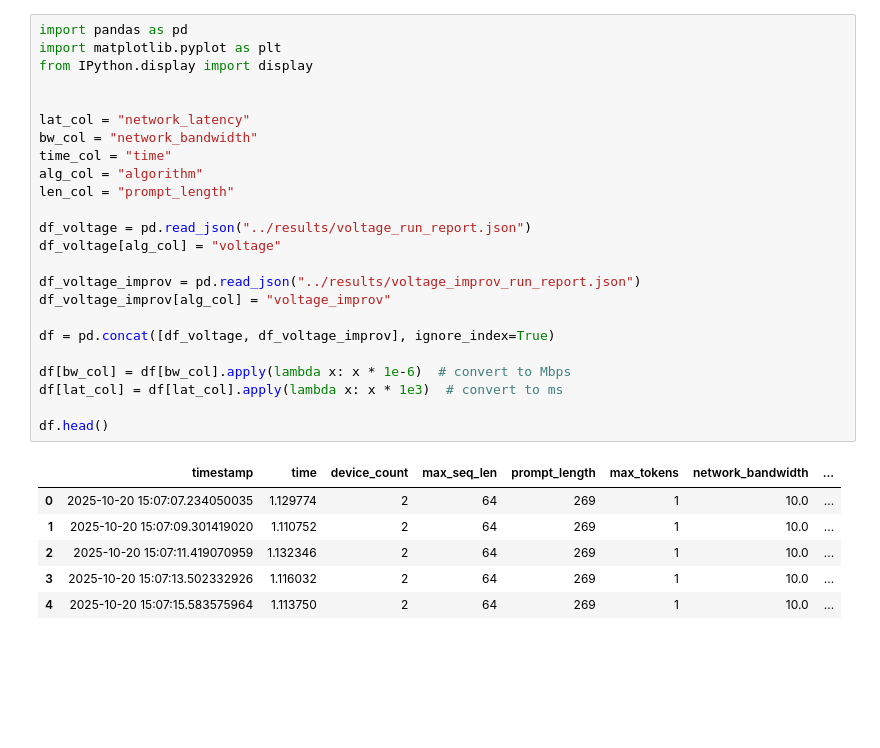
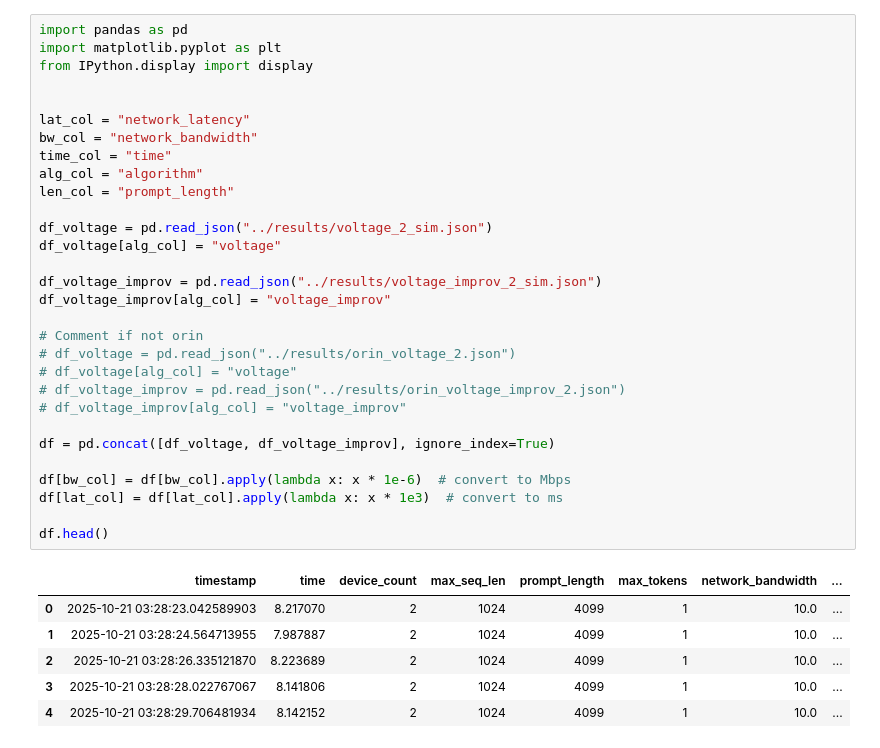
Before and after one commit to Dogacel/Uniference, a Jupyter notebook: notebooks/voltage_analysis.ipynb, the cells around one changed output. Saved outputs shown, nothing was run; the diff lists cells and outputs as text; blank space fills up the shorter version.

```diff
--- a/notebooks/voltage_analysis.ipynb
+++ b/notebooks/voltage_analysis.ipynb
@@ -1,34 +1,40 @@
 # %%
 import pandas as pd
 import matplotlib.pyplot as plt
 from IPython.display import display
 
 
 lat_col = "network_latency"
 bw_col = "network_bandwidth"
 time_col = "time"
 alg_col = "algorithm"
 len_col = "prompt_length"
 
-df_voltage = pd.read_json("../results/voltage_run_report.json")
+df_voltage = pd.read_json("../results/voltage_2_sim.json")
 df_voltage[alg_col] = "voltage"
 
-df_voltage_improv = pd.read_json("../results/voltage_improv_run_report.json")
+df_voltage_improv = pd.read_json("../results/voltage_improv_2_sim.json")
 df_voltage_improv[alg_col] = "voltage_improv"
+
+# Comment if not orin
+# df_voltage = pd.read_json("../results/orin_voltage_2.json")
+# df_voltage[alg_col] = "voltage"
+# df_voltage_improv = pd.read_json("../results/orin_voltage_improv_2.json")
+# df_voltage_improv[alg_col] = "voltage_improv"
 
 df = pd.concat([df_voltage, df_voltage_improv], ignore_index=True)
 
 df[bw_col] = df[bw_col].apply(lambda x: x * 1e-6)  # convert to Mbps
 df[lat_col] = df[lat_col].apply(lambda x: x * 1e3)  # convert to ms
 
 df.head()
 # %% [output]
 |  | timestamp | time | device_count | max_seq_len | prompt_length | max_tokens | network_bandwidth | ... |
-| 0 | 2025-10-20 15:07:07.234050035 | 1.129774 | 2 | 64 | 269 | 1 | 10.0 | ... |
-| 1 | 2025-10-20 15:07:09.301419020 | 1.110752 | 2 | 64 | 269 | 1 | 10.0 | ... |
-| 2 | 2025-10-20 15:07:11.419070959 | 1.132346 | 2 | 64 | 269 | 1 | 10.0 | ... |
-| 3 | 2025-10-20 15:07:13.502332926 | 1.116032 | 2 | 64 | 269 | 1 | 10.0 | ... |
-| 4 | 2025-10-20 15:07:15.583575964 | 1.113750 | 2 | 64 | 269 | 1 | 10.0 | ... |
+| 0 | 2025-10-21 03:28:23.042589903 | 8.217070 | 2 | 1024 | 4099 | 1 | 10.0 | ... |
+| 1 | 2025-10-21 03:28:24.564713955 | 7.987887 | 2 | 1024 | 4099 | 1 | 10.0 | ... |
+| 2 | 2025-10-21 03:28:26.335121870 | 8.223689 | 2 | 1024 | 4099 | 1 | 10.0 | ... |
+| 3 | 2025-10-21 03:28:28.022767067 | 8.141806 | 2 | 1024 | 4099 | 1 | 10.0 | ... |
+| 4 | 2025-10-21 03:28:29.706481934 | 8.142152 | 2 | 1024 | 4099 | 1 | 10.0 | ... |
 # %%
 grouped = (
     df.groupby([lat_col, bw_col, alg_col], dropna=False)[time_col]
```
Also changed, not shown: parts of 4 cells of this notebook, 4 other files.
